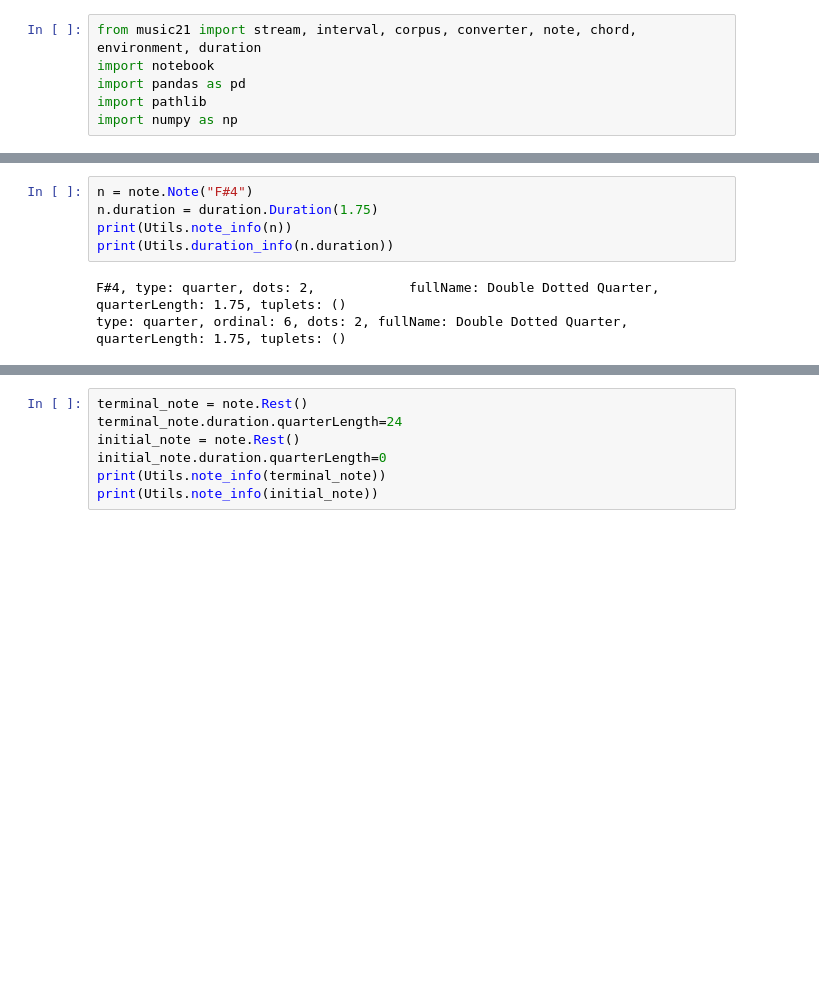
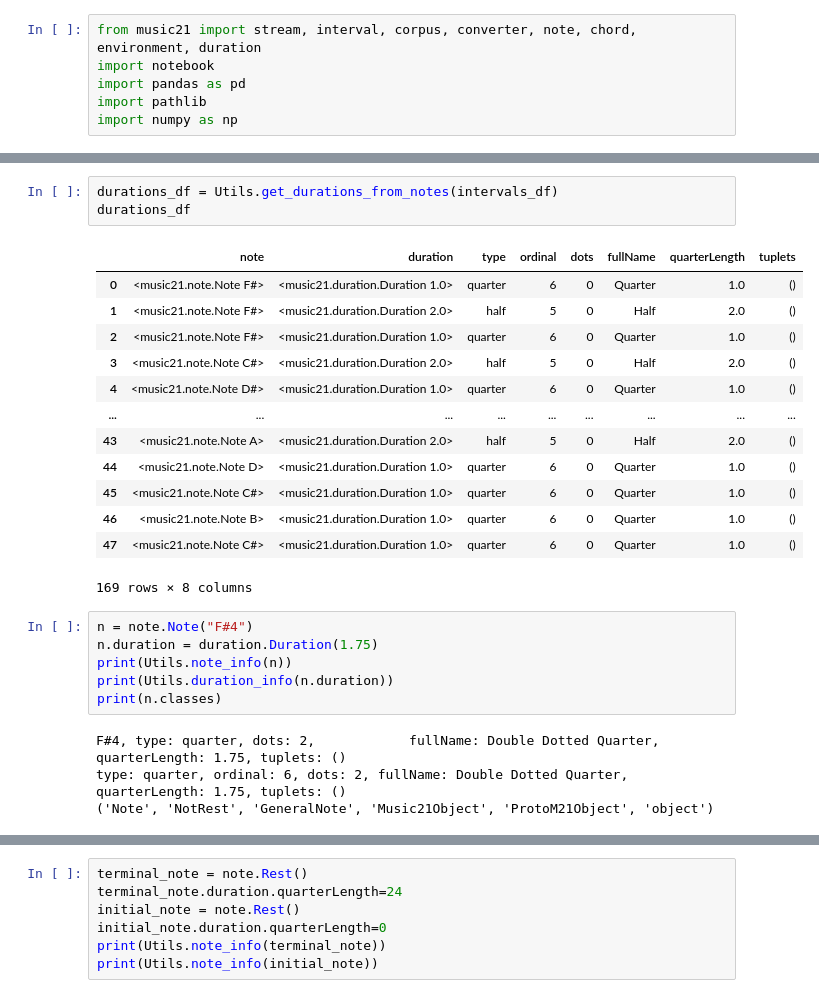
Before and after one commit to dwbzen/pymusic, a Jupyter notebook: music21_test.ipynb, the cells around one changed output, grey strips where cells are left out. Saved outputs shown, nothing was run; the diff lists cells and outputs as text; blank space fills up the shorter version.

```diff
--- a/music21_test.ipynb
+++ b/music21_test.ipynb
@@ -247,8 +346,27 @@ class Utils(object):
+# %%
+durations_df = Utils.get_durations_from_notes(intervals_df)
+durations_df
+# %% [output]
+|  | note | duration | type | ordinal | dots | fullName | quarterLength | tuplets |
+| 0 | <music21.note.Note F#> | <music21.duration.Duration 1.0> | quarter | 6 | 0 | Quarter | 1.0 | () |
+| 1 | <music21.note.Note F#> | <music21.duration.Duration 2.0> | half | 5 | 0 | Half | 2.0 | () |
+| 2 | <music21.note.Note F#> | <music21.duration.Duration 1.0> | quarter | 6 | 0 | Quarter | 1.0 | () |
+| 3 | <music21.note.Note C#> | <music21.duration.Duration 2.0> | half | 5 | 0 | Half | 2.0 | () |
+| 4 | <music21.note.Note D#> | <music21.duration.Duration 1.0> | quarter | 6 | 0 | Quarter | 1.0 | () |
+| ... | ... | ... | ... | ... | ... | ... | ... | ... |
+| 43 | <music21.note.Note A> | <music21.duration.Duration 2.0> | half | 5 | 0 | Half | 2.0 | () |
+| 44 | <music21.note.Note D> | <music21.duration.Duration 1.0> | quarter | 6 | 0 | Quarter | 1.0 | () |
+| 45 | <music21.note.Note C#> | <music21.duration.Duration 1.0> | quarter | 6 | 0 | Quarter | 1.0 | () |
+| 46 | <music21.note.Note B> | <music21.duration.Duration 1.0> | quarter | 6 | 0 | Quarter | 1.0 | () |
+| 47 | <music21.note.Note C#> | <music21.duration.Duration 1.0> | quarter | 6 | 0 | Quarter | 1.0 | () |
+169 rows × 8 columns
 # %%
 n = note.Note("F#4")
 n.duration = duration.Duration(1.75)
 print(Utils.note_info(n))
 print(Utils.duration_info(n.duration))
+print(n.classes)
 # %% [output]
 F#4, type: quarter, dots: 2,            fullName: Double Dotted Quarter, quarterLength: 1.75, tuplets: ()
 type: quarter, ordinal: 6, dots: 2, fullName: Double Dotted Quarter, quarterLength: 1.75, tuplets: ()
+('Note', 'NotRest', 'GeneralNote', 'Music21Object', 'ProtoM21Object', 'object')
```
Also changed, not shown: parts of 20 cells of this notebook, 19 other files.
